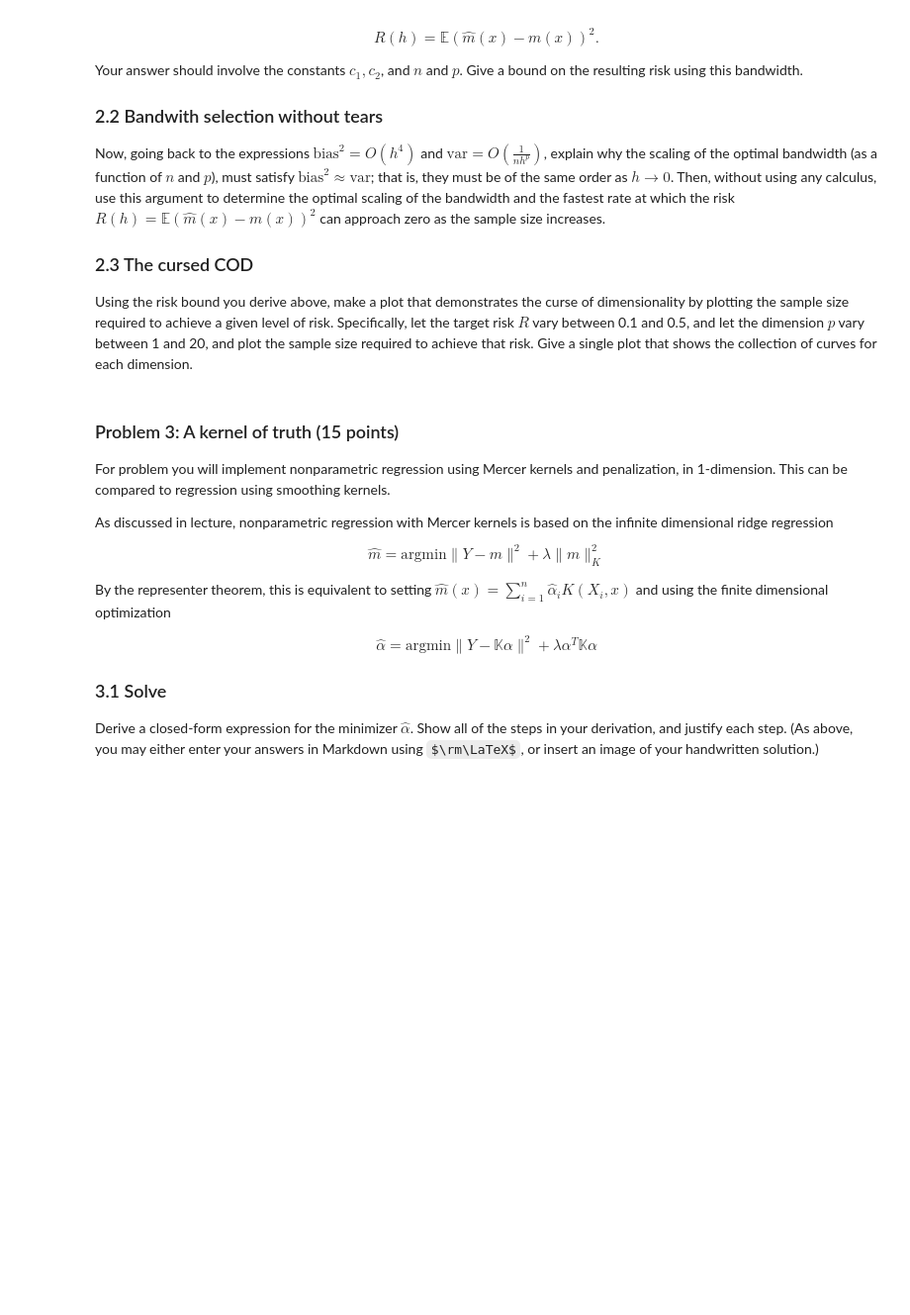
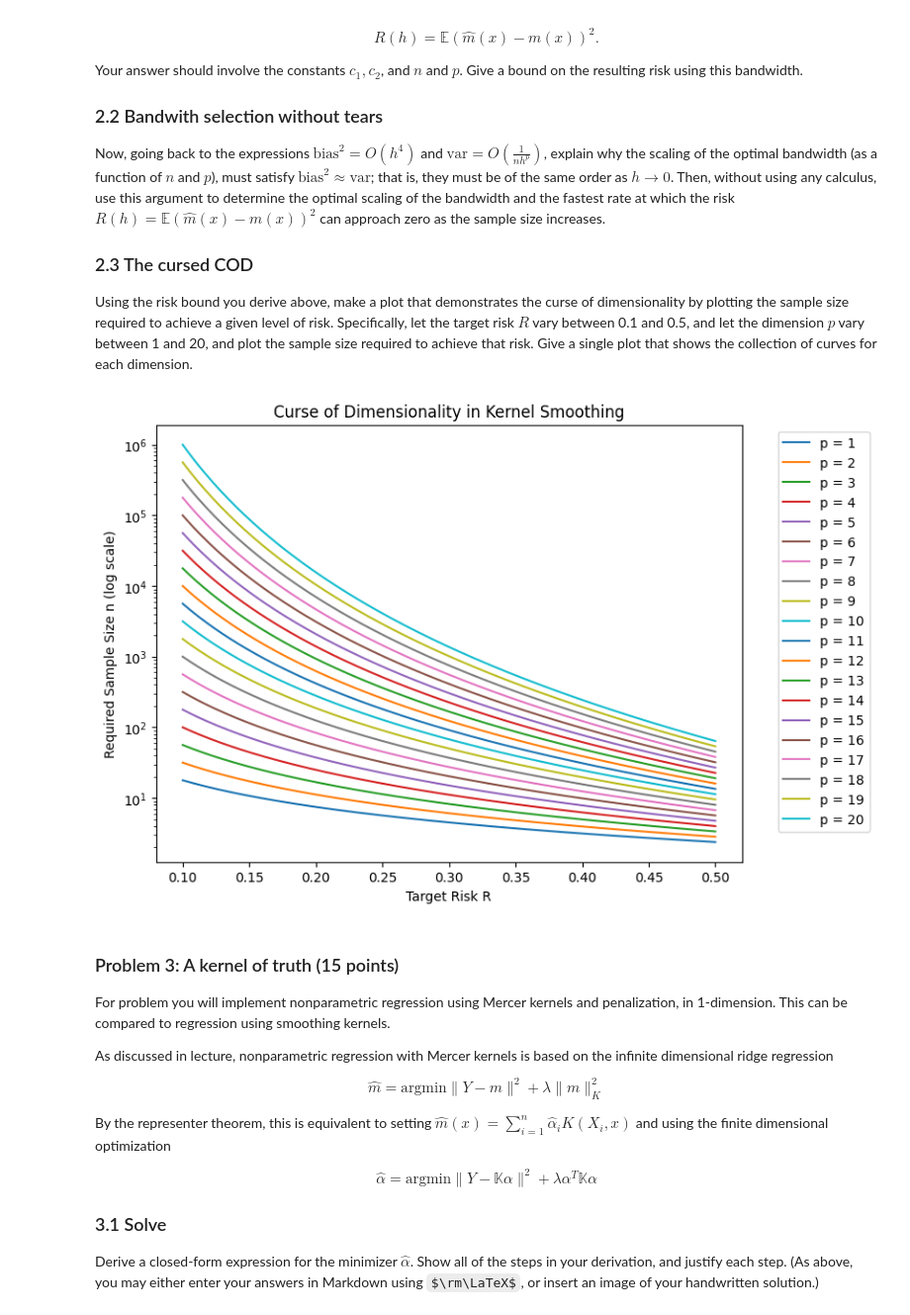
Before and after one commit to wdweng/iml, a Jupyter notebook: assignments/assn1/assn1.ipynb, the cells around one changed output. Shown at 99% size. Cells and saved outputs as stored; diff of their text form; code cells hidden in the pictures; some formulas as TeX source; blank space fills up the shorter version.

```diff
--- a/assignments/assn1/assn1.ipynb
+++ b/assignments/assn1/assn1.ipynb
@@ -179,3 +178,19 @@ Using the risk bound you derive above, make a plot that demonstrates the curse o
+# %%
+# your code and markdown with derivations here
+R = np.linspace(0.1, 0.5, 200)
+p_values = range(1, 21)
+plt.figure(figsize=(8, 6))
+for p in p_values:
+    n = R ** (-(p + 4) / 4)
+    plt.plot(R, n, label=f'p = {p}')
+plt.yscale('log')
+plt.xlabel('Target Risk R')
+plt.ylabel('Required Sample Size n (log scale)')
+plt.title('Curse of Dimensionality in Kernel Smoothing')
+plt.legend(bbox_to_anchor=(1.05, 1), loc='upper left')
+plt.show()
+# %% [output]
+[figure, added]
 # %% [markdown]
 ### Problem 3: A kernel of truth (15 points)
 
```
Also changed, not shown: parts of 2 cells of this notebook.
